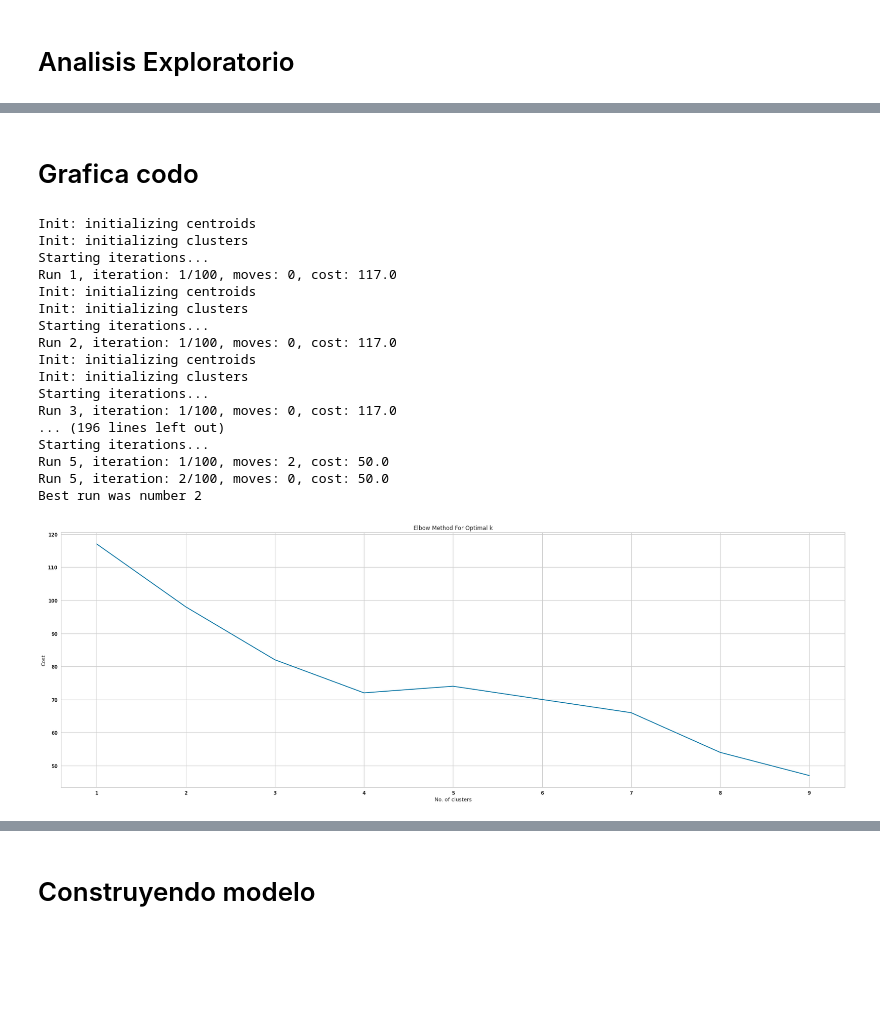
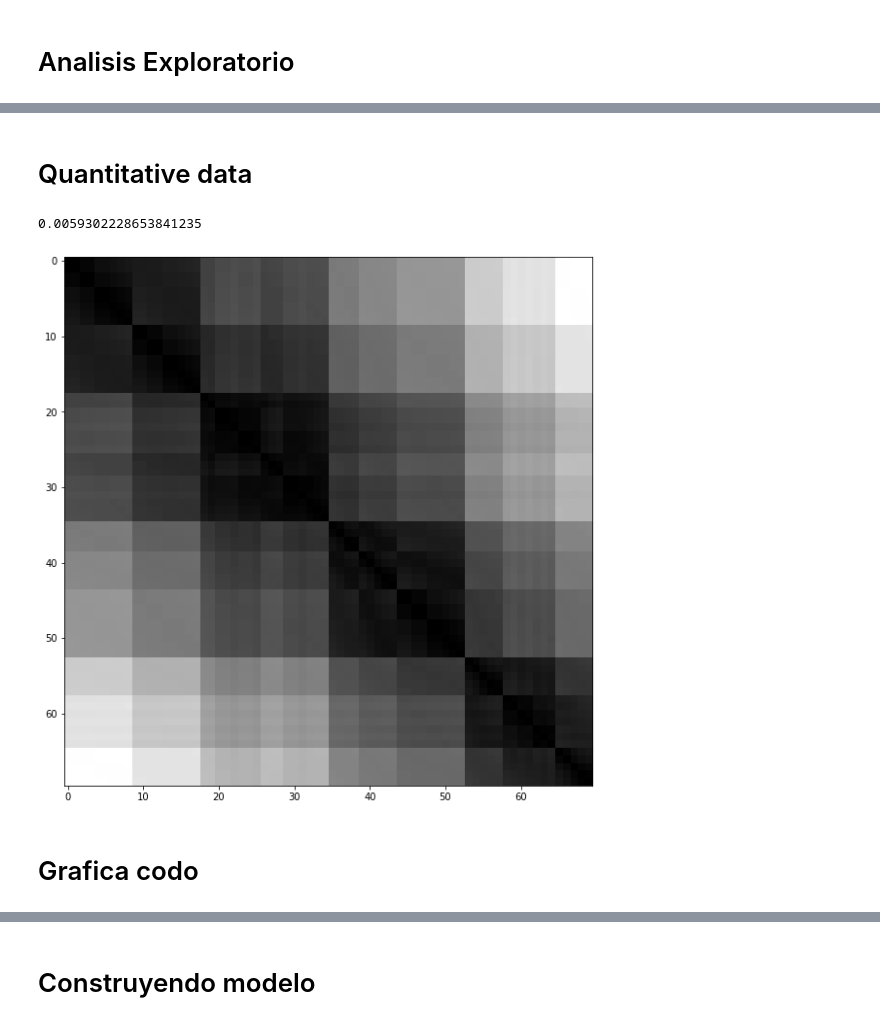
Before and after one commit to Bato007/LAB04-SDS, a Jupyter notebook: main.ipynb, the cells around one changed output, grey strips where cells are left out. Saved outputs shown, nothing was run; the diff lists cells and outputs as text; code cells hidden in the pictures; blank space fills up the shorter version.

```diff
--- a/main.ipynb
+++ b/main.ipynb
@@ -127,35 +139,16 @@ for var in data.columns:
+# %% [markdown]
+# Quantitative data
+# %%
+quantitative_df = data[["dll encoded", "functions encoded"]]
+columns = ["dll", "functions"]
+# %%
+X_scale=sklearn.preprocessing.scale(quantitative_df)
+pyclustertend.hopkins(X_scale, len(X_scale))
+# %% [output]
+0.0059302228653841235
+# %%
+pyclustertend.vat(quantitative_df[:70])
+# %% [output]
+[figure, added]
 # %% [markdown]
 # Grafica codo
-# %%
-# Elbow curve to find optimal K
-cost = []
-K = range(1,10)
-for num_clusters in list(K):
-    kmode = KModes(n_clusters=num_clusters, init = "random", n_init = 5, verbose=1)
-    kmode.fit_predict(data)
-    cost.append(kmode.cost_)
-
-plt.plot(K, cost, 'bx-')
-plt.xlabel('No. of clusters')
-plt.ylabel('Cost')
-plt.title('Elbow Method For Optimal k')
-plt.show()
-# %% [output]
-Init: initializing centroids
-Init: initializing clusters
-Starting iterations...
-Run 1, iteration: 1/100, moves: 0, cost: 117.0
-Init: initializing centroids
-Init: initializing clusters
-Starting iterations...
-Run 2, iteration: 1/100, moves: 0, cost: 117.0
-Init: initializing centroids
-Init: initializing clusters
-Starting iterations...
-Run 3, iteration: 1/100, moves: 0, cost: 117.0
-... (196 lines left out)
-Starting iterations...
-Run 5, iteration: 1/100, moves: 2, cost: 50.0
-Run 5, iteration: 2/100, moves: 0, cost: 50.0
-Best run was number 2
-[figure, removed]
```
Also changed, not shown: parts of 17 cells of this notebook.
